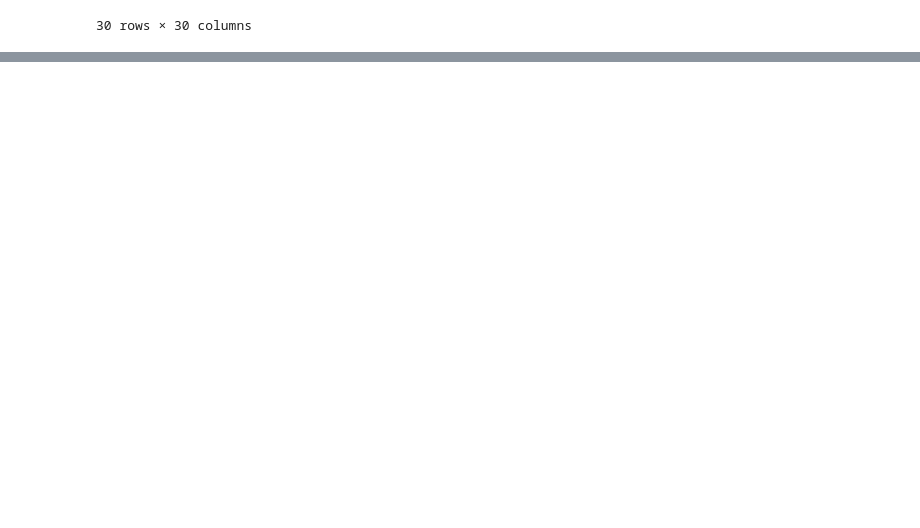
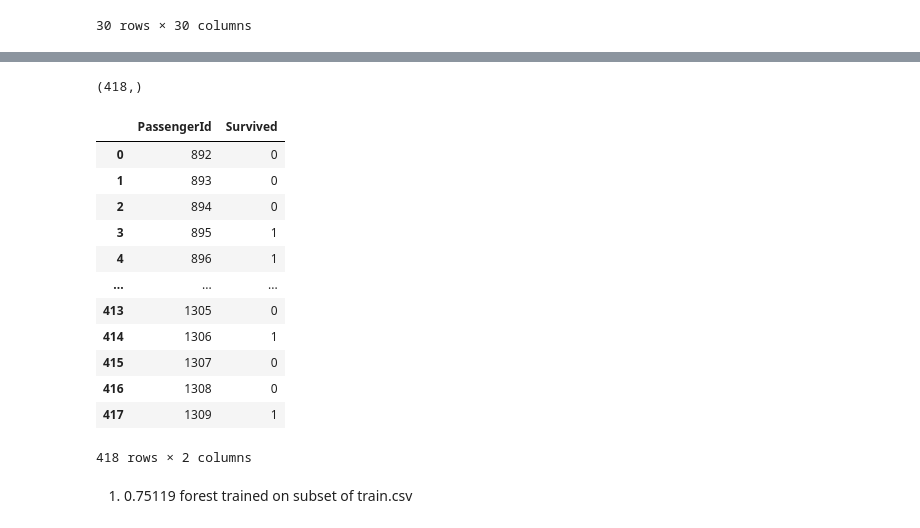
Before and after one commit to chrismarch/kaggle, a Jupyter notebook: titanic/titanic.ipynb, the cells around one changed output, grey strips where cells are left out. Saved outputs shown, nothing was run; the diff lists cells and outputs as text; code cells hidden in the pictures; blank space fills up the shorter version.

Commit message:
submission 2

```diff
--- a/titanic/titanic.ipynb
+++ b/titanic/titanic.ipynb
@@ -549,0 +574,31 @@ Fitting 5 folds for each of 24 candidates, totalling 120 fits
+# %%
+lin_class_test = LinearRegression()
+svc_class_test = SVC(random_state=42)
+forest_class_test = RandomForestClassifier(random_state=42)
+knn_class_test = KNeighborsClassifier()
+sgd_class_test = SGDClassifier(random_state=42, shuffle=True)
+# %%
+grid_search_test = GridSearchCV(forest_class_test, forest_param_grid, cv=5,
+                           scoring='neg_mean_squared_error',
+                           return_train_score=True, verbose=1)
+
+#col_trans.named_transformers_["cat"].handle_unknown = 'ignore' # for dropping attributes
+
+main_pipeline_test = Pipeline([
+    ('col', col_trans),
+    ('dropper', AttributesDropper()),
+    ('grid', grid_search_test)
+])
+
+full_pipeline_test = GridSearchCV(main_pipeline_test, param_drpr, cv=5,
+                           scoring='neg_mean_squared_error',
+                           verbose=2)#, error_score='raise')
+# %%
+all_test_data = load_csv_as_pd("test.csv")
+all_test_data_pp = preprocess_data(all_test_data)
+
+X_train_all = all_train_data_pp.drop(target_label_col, axis=1)
+y_train_all = all_train_data_pp[target_label_col].copy()
+
+pipe_out_test = full_pipeline_test.fit(X_train_all, y_train_all)
+print(full_pipeline_test.best_params_)
@@ -549,0 +623,25 @@ Fitting 5 folds for each of 24 candidates, totalling 120 fits
+# %%
+y_submission = pipe_out_test.predict(all_test_data_pp)
+print(y_submission.shape)
+
+df = pd.DataFrame(y_submission, columns=['Survived'])
+df.insert(0, "PassengerId", all_test_data["PassengerId"], allow_duplicates=True)
+df.to_csv("submission.csv", index=False)
+df
+# %% [output]
+(418,)
+|  | PassengerId | Survived |
+| 0 | 892 | 0 |
+| 1 | 893 | 0 |
+| 2 | 894 | 0 |
+| 3 | 895 | 1 |
+| 4 | 896 | 1 |
+| ... | ... | ... |
+| 413 | 1305 | 0 |
+| 414 | 1306 | 1 |
+| 415 | 1307 | 0 |
+| 416 | 1308 | 0 |
+| 417 | 1309 | 1 |
+418 rows × 2 columns
+# %% [markdown]
+1. 0.75119 forest trained on subset of train.csv
```
Also changed, not shown: parts of 24 cells of this notebook.
